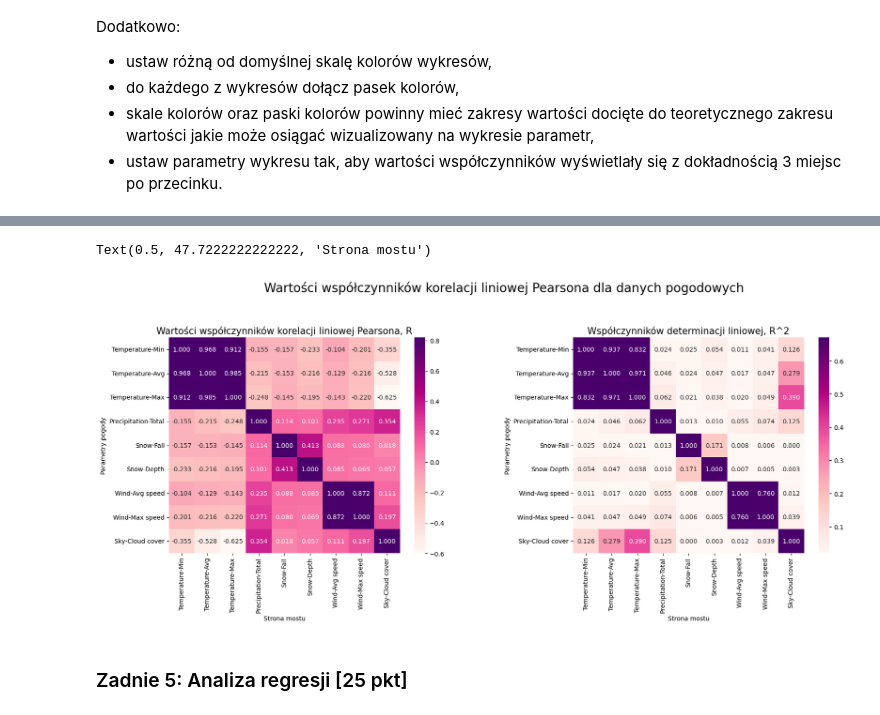
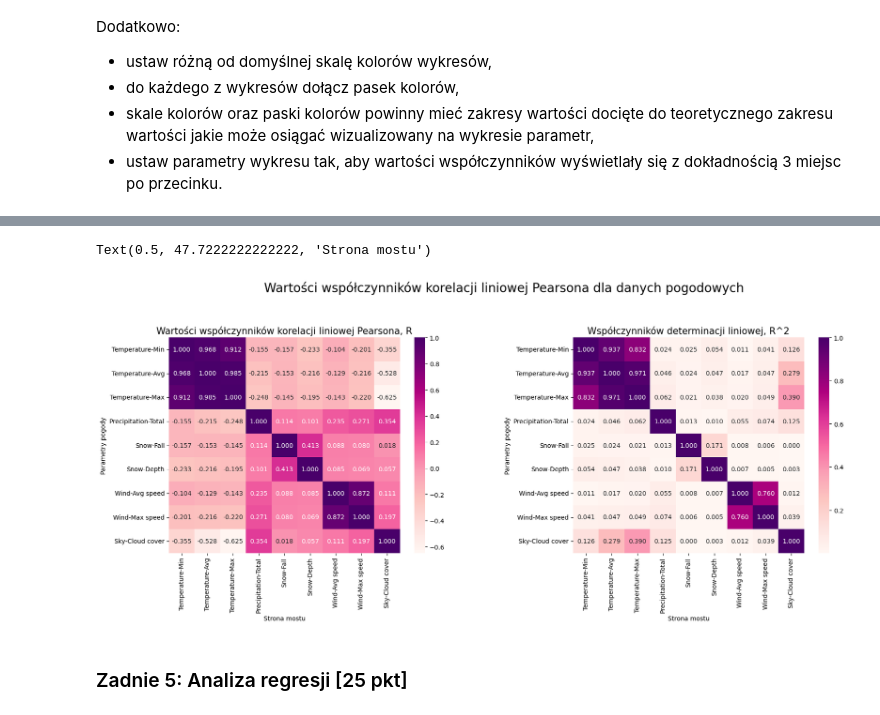
Before and after one commit to zuzannabrauer/dataAnalysisPython, a Jupyter notebook: ZZ03_CZ03.ipynb, the cells around one changed output, grey strips where cells are left out. Drawn from its saved outputs; the diff is of its cells as text; code cells hidden in the pictures.

```diff
--- a/ZZ03_CZ03.ipynb
+++ b/ZZ03_CZ03.ipynb
@@ -223,20 +223,20 @@ assert np.isclose(R2_corr_2.loc[("Precipitation", "Total"), ("Sky", "Cloud cover
 # %%
 #Wykresy
 fig,ax=plt.subplots(1,2,figsize=(20,7),facecolor='white')
 fig.suptitle('Wartości współczynników korelacji liniowej Pearsona dla danych pogodowych',fontsize=20)
 plt.subplots_adjust(wspace=0.4)
 plt.subplots_adjust(top=0.8)
-sns.heatmap(R_corr_2,ax=ax[0],annot=True,annot_kws={"size": 10},fmt='.3f',cmap='RdPu',vmin=-0.6,vmax=0.82)
+sns.heatmap(R_corr_2,ax=ax[0],annot=True,annot_kws={"size": 10},fmt='.3f',cmap='RdPu',vmin=-0.65,vmax=1)
 ax[0].set_title('Wartości współczynników korelacji liniowej Pearsona, R',fontsize=15)
 ax[0].set_ylabel('Parametry pogody')
 ax[0].set_xlabel('Strona mostu')
-sns.heatmap(R2_corr_2,ax=ax[1],annot=True,annot_kws={"size": 10},fmt='.3f',cmap='RdPu',vmin=0.02,vmax=0.67)
+sns.heatmap(R2_corr_2,ax=ax[1],annot=True,annot_kws={"size": 10},fmt='.3f',cmap='RdPu',vmin=0.0003,vmax=1)
 ax[1].set_title('Współczynników determinacji liniowej, R^2',fontsize=15)
 ax[1].set_ylabel('Parametry pogody')
 ax[1].set_xlabel('Strona mostu')
 # %% [output]
 Text(0.5, 47.7222222222222, 'Strona mostu')
-[figure, old version]
+[figure, new version]
 # %% [markdown]
 ### Zadnie 5: Analiza regresji [25 pkt]
 # %% [markdown]
```
Also changed, not shown: parts of 2 cells of this notebook.
